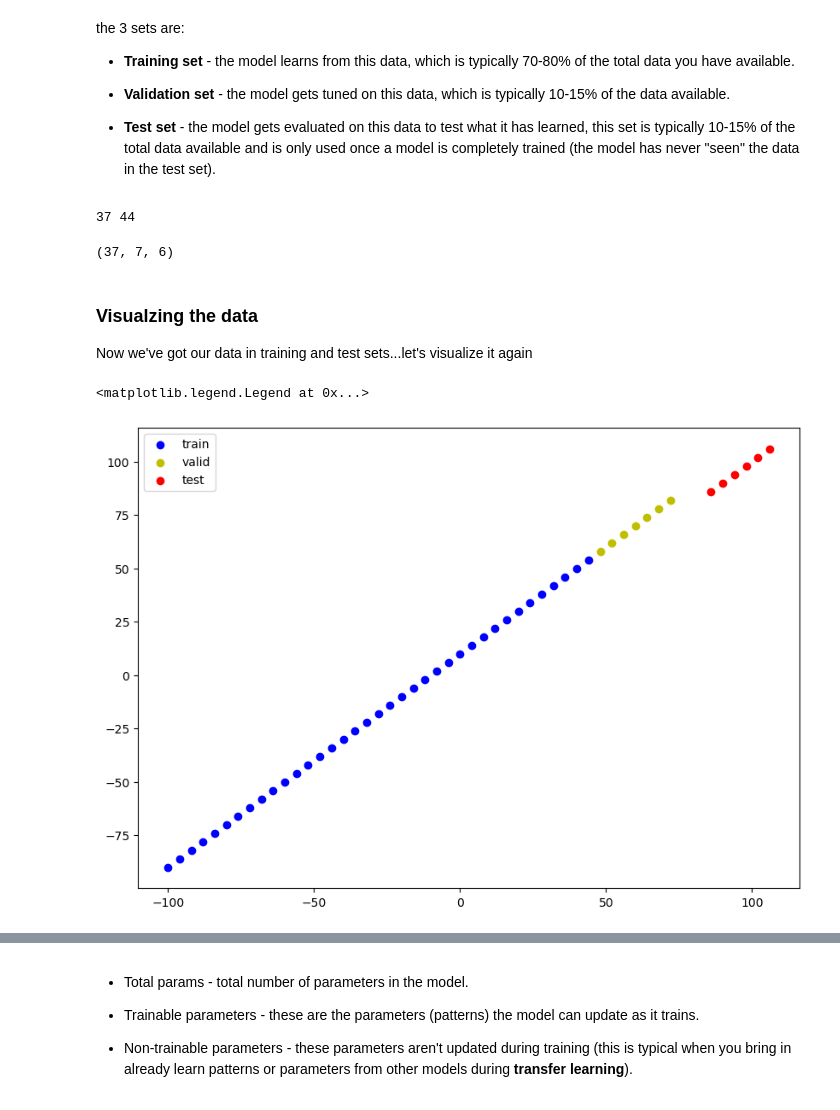
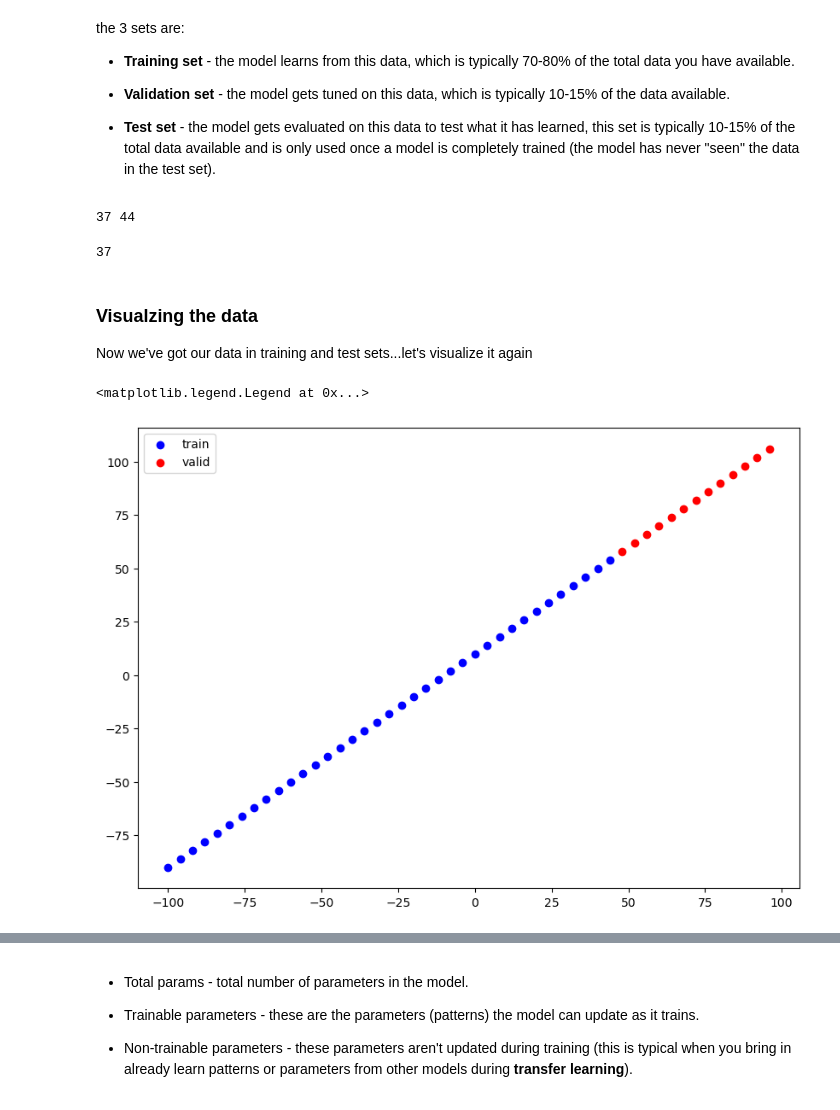
Before and after one commit to mageshyt/Machine-Learning-2023, a Jupyter notebook: Deep learning/01_neural_network_regression_in_tensorflow.ipynb, the cells around one changed output, grey strips where cells are left out. Cells and saved outputs as stored; diff of their text form; code cells hidden in the pictures.

```diff
--- a/Deep learning/01_neural_network_regression_in_tensorflow.ipynb
+++ b/Deep learning/01_neural_network_regression_in_tensorflow.ipynb
@@ -247,13 +247,14 @@ valid=train+int(len(X)*0.15) # 15 %
 
 print(train,valid, )
 x_train,y_train=X[0:train],y[:train]
-x_valid,y_valid=X[train:valid],y[train:valid]
-x_test,y_test=y[valid:],y[valid:]
+# x_valid,y_valid=X[train:valid],y[train:valid]
+x_test,y_test=X[train:],y[train:]
 
-len(x_train),len(x_valid),len(x_test)
+# len(x_train),len(x_test)
+train
 # %% [output]
 37 44
-(37, 7, 6)
+37
 # %% [markdown]
 ### Visualzing the data
 
@@ -261,17 +262,17 @@ Now we've got our data in training and test sets...let's visualize it again
 # %%
 plt.figure(figsize=(10,7))
 
 # plot train
 plt.scatter(x_train,y_train,c="b",label="Traning data")
 
-plt.scatter(x_valid,y_valid,c="y",label="valid data")
+# plt.scatter(x_valid,y_valid,c="y",label="valid data")
 
 plt.scatter(x_test,y_test,c="r",label="valid data")
 
 plt.legend(["train","valid","test"])
 # %% [output]
 <matplotlib.legend.Legend at 0x...>
-[figure, old version]
+[figure, new version]
 # %%
 # let build
 
```
Also changed, not shown: parts of 21 cells of this notebook.
